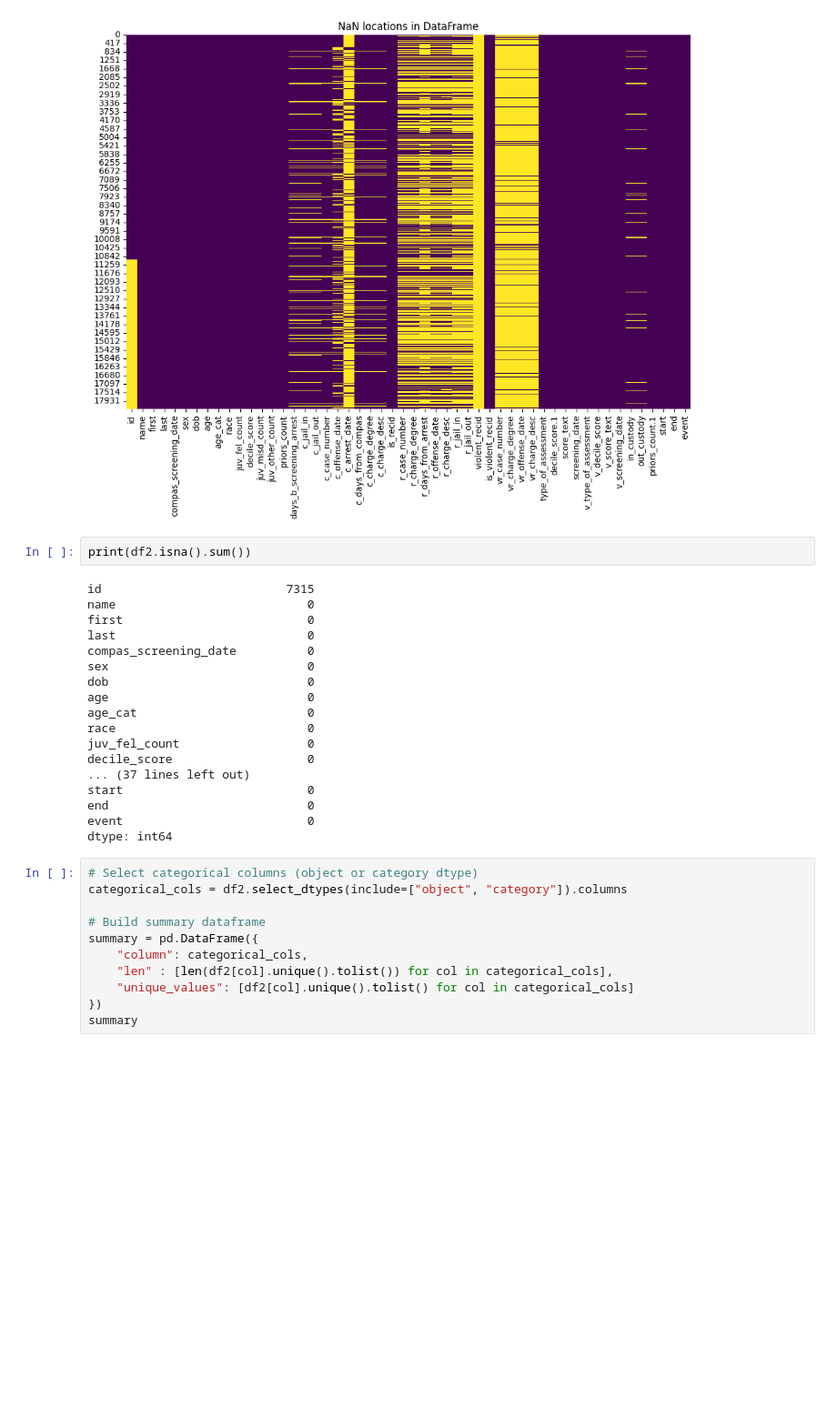
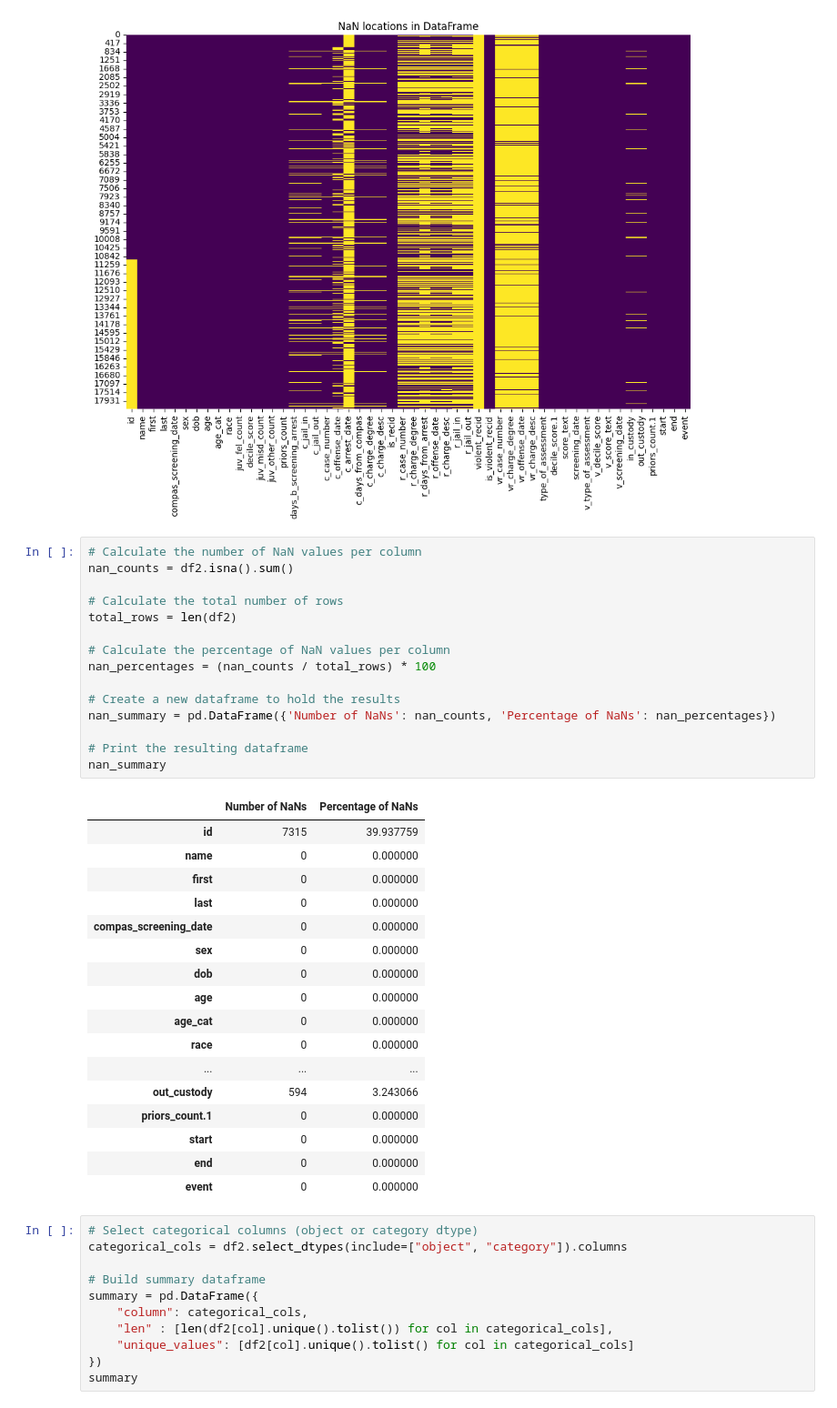
Before and after one commit to gusanitor8/ResponsibleAi-Proyecto1, a Jupyter notebook: eda.ipynb, the cells around one changed output. Shown at 91% size. Saved outputs shown, nothing was run; the diff lists cells and outputs as text; blank space fills up the shorter version.

```diff
--- a/eda.ipynb
+++ b/eda.ipynb
@@ -279,25 +279,38 @@ plt.show()
 # %% [output]
 [figure]
 # %%
-print(df2.isna().sum())
+# Calculate the number of NaN values per column
+nan_counts = df2.isna().sum()
+
+# Calculate the total number of rows
+total_rows = len(df2)
+
+# Calculate the percentage of NaN values per column
+nan_percentages = (nan_counts / total_rows) * 100
+
+# Create a new dataframe to hold the results
+nan_summary = pd.DataFrame({'Number of NaNs': nan_counts, 'Percentage of NaNs': nan_percentages})
+
+# Print the resulting dataframe
+nan_summary
 # %% [output]
-id                          7315
-name                           0
-first                          0
-last                           0
-compas_screening_date          0
-sex                            0
-dob                            0
-age                            0
-age_cat                        0
-race                           0
-juv_fel_count                  0
-decile_score                   0
-... (37 lines left out)
-start                          0
-end                            0
-event                          0
-dtype: int64
+|  | Number of NaNs | Percentage of NaNs |
+| id | 7315 | 39.937759 |
+| name | 0 | 0.000000 |
+| first | 0 | 0.000000 |
+| last | 0 | 0.000000 |
+| compas_screening_date | 0 | 0.000000 |
+| sex | 0 | 0.000000 |
+| dob | 0 | 0.000000 |
+| age | 0 | 0.000000 |
+| age_cat | 0 | 0.000000 |
+| race | 0 | 0.000000 |
+| ... | ... | ... |
+| out_custody | 594 | 3.243066 |
+| priors_count.1 | 0 | 0.000000 |
+| start | 0 | 0.000000 |
+| end | 0 | 0.000000 |
+| event | 0 | 0.000000 |
 # %%
 # Select categorical columns (object or category dtype)
 categorical_cols = df2.select_dtypes(include=["object", "category"]).columns
```
Also changed, not shown: parts of 1 cell of this notebook.
